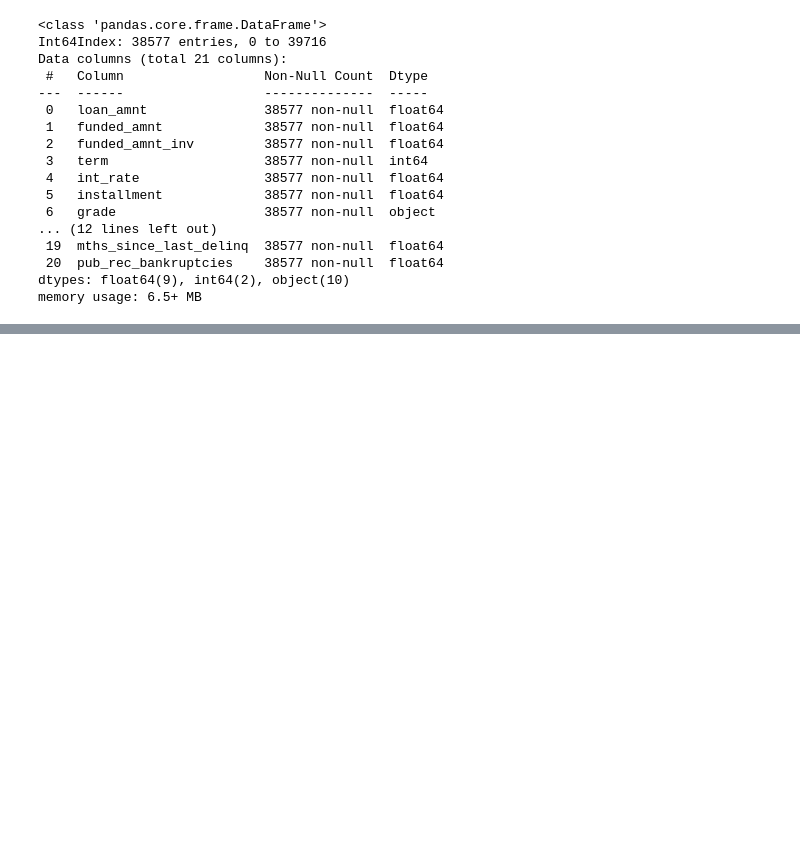
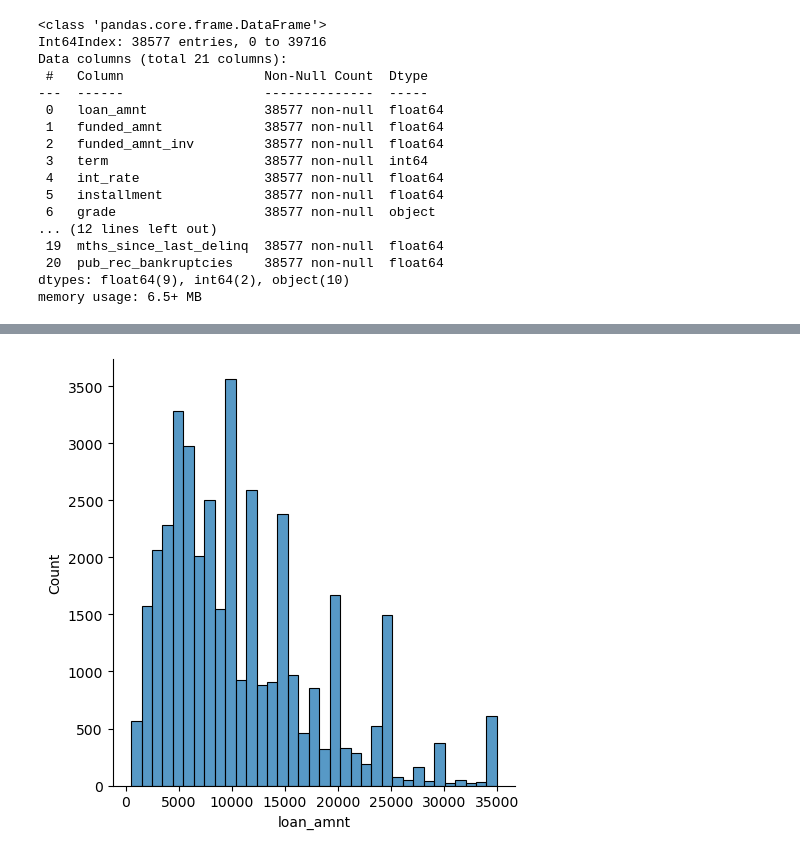
Before and after one commit to rmohamedbasith/Advanced-Regression, a Jupyter notebook: EDA_lendingclub/Data_cleaning.ipynb, the cells around one changed output, grey strips where cells are left out. Cells and saved outputs as stored; diff of their text form; code cells hidden in the pictures; blank space fills up the shorter version.

```diff
--- a/EDA_lendingclub/Data_cleaning.ipynb
+++ b/EDA_lendingclub/Data_cleaning.ipynb
@@ -693,0 +724,5 @@ KeyboardInterrupt:
+# %%
+sns.displot(raw4['loan_amnt'],bins=35)
+plt.show()
+# %% [output]
+[figure, added]
```
Also changed, not shown: parts of 33 cells of this notebook.
